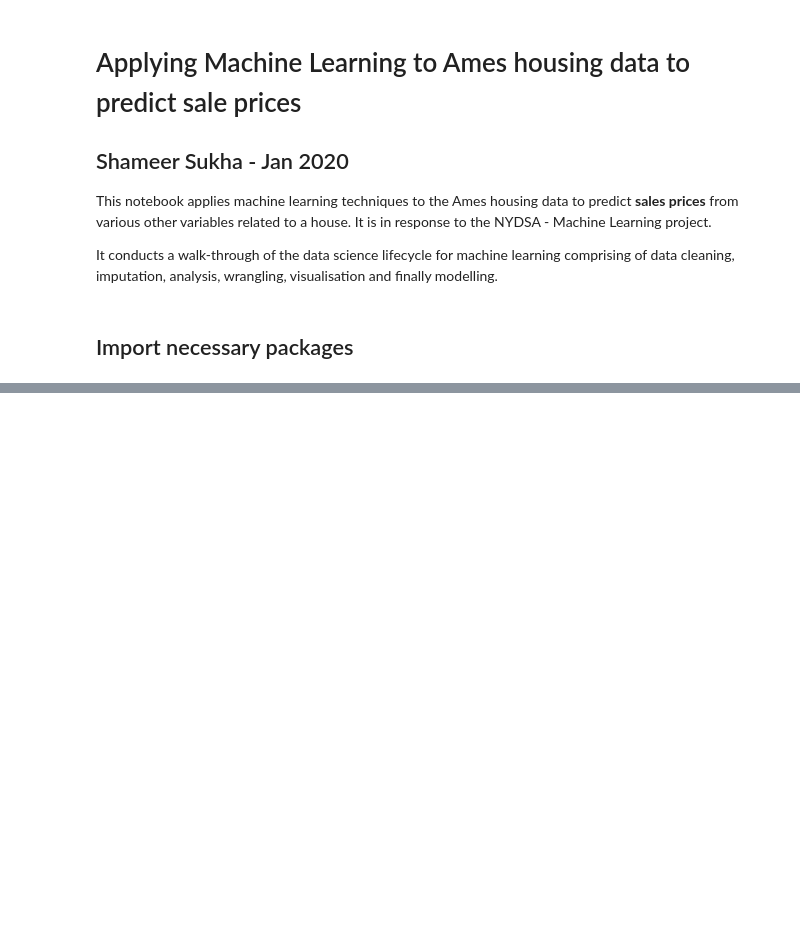
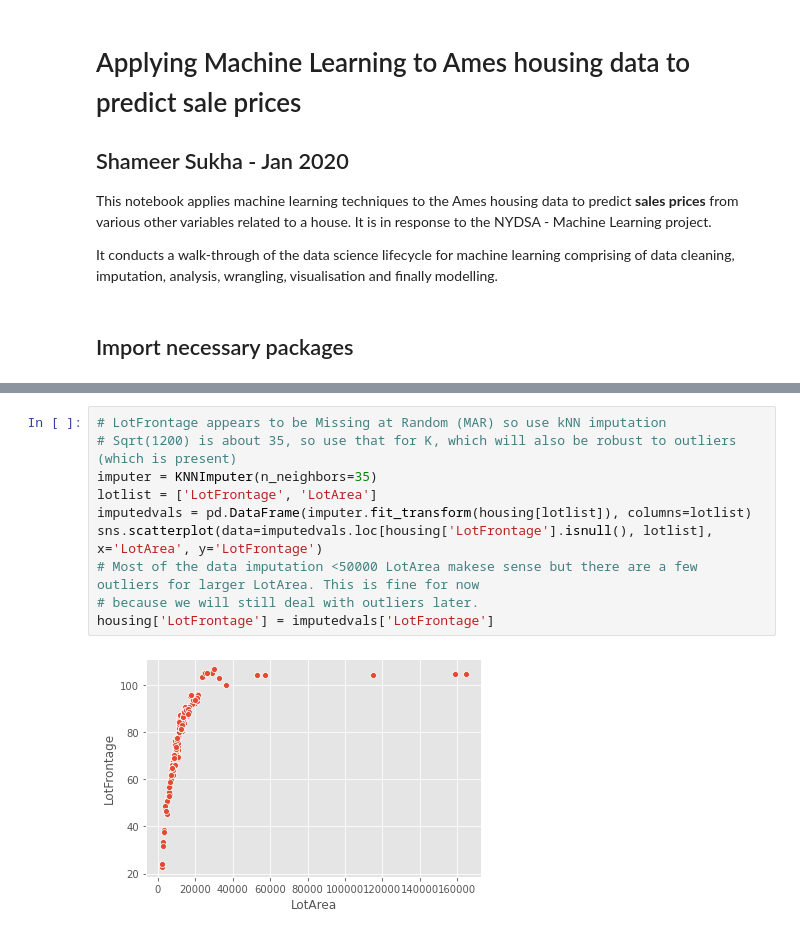
Before and after one commit to supasham/NYCDSA-MachineLearningProject, a Jupyter notebook: Predicting sales prices on Ames housing data set.ipynb, the cells around one changed output, grey strips where cells are left out. Saved outputs shown, nothing was run; the diff lists cells and outputs as text; blank space fills up the shorter version.

```diff
--- a/Predicting sales prices on Ames housing data set.ipynb
+++ b/Predicting sales prices on Ames housing data set.ipynb
@@ -282,0 +399,12 @@ corr_plot(train,salescorr_vars)
+# %%
+# LotFrontage appears to be Missing at Random (MAR) so use kNN imputation
+# Sqrt(1200) is about 35, so use that for K, which will also be robust to outliers (which is present)
+imputer = KNNImputer(n_neighbors=35)
+lotlist = ['LotFrontage', 'LotArea']
+imputedvals = pd.DataFrame(imputer.fit_transform(housing[lotlist]), columns=lotlist)
+sns.scatterplot(data=imputedvals.loc[housing['LotFrontage'].isnull(), lotlist], x='LotArea', y='LotFrontage')
+# Most of the data imputation <50000 LotArea makese sense but there are a few outliers for larger LotArea. This is fine for now
+# because we will still deal with outliers later.
+housing['LotFrontage'] = imputedvals['LotFrontage']
+# %% [output]
+[figure, added]
```
Also changed, not shown: parts of 51 cells of this notebook.
